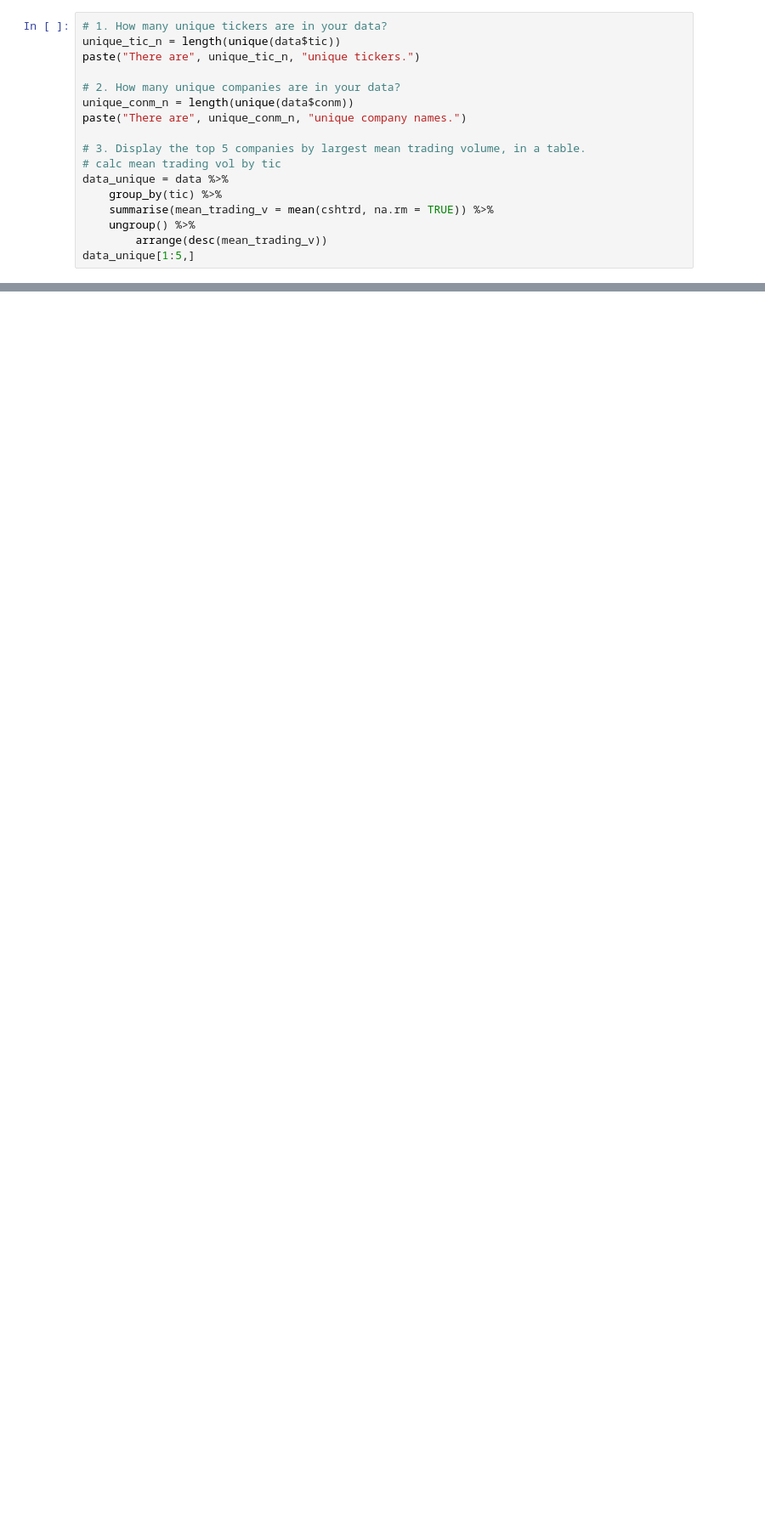
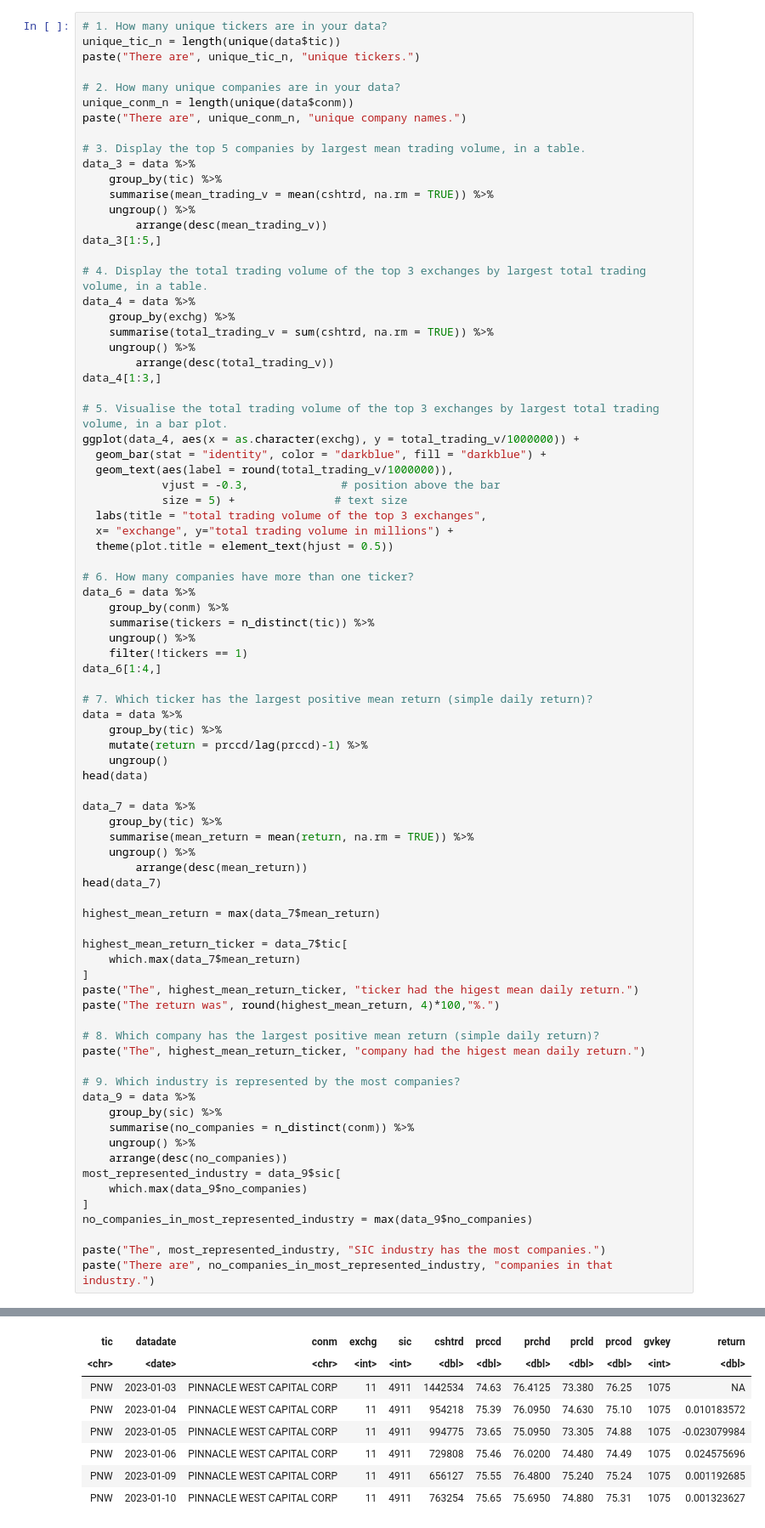
Before and after one commit to mg825/R_Assignment_1, a Jupyter notebook: Assignment-2/code.ipynb, the cells around one changed output, grey strips where cells are left out. Shown at 85% size. Saved outputs shown, nothing was run; the diff lists cells and outputs as text; blank space fills up the shorter version.

```diff
--- a/Assignment-2/code.ipynb
+++ b/Assignment-2/code.ipynb
@@ -26,13 +30,77 @@ unique_conm_n = length(unique(data$conm))
 paste("There are", unique_conm_n, "unique company names.")
 
 # 3. Display the top 5 companies by largest mean trading volume, in a table.
-# calc mean trading vol by tic
-data_unique = data %>%
+data_3 = data %>%
     group_by(tic) %>%
     summarise(mean_trading_v = mean(cshtrd, na.rm = TRUE)) %>%
     ungroup() %>%
         arrange(desc(mean_trading_v))
-data_unique[1:5,]
+data_3[1:5,]
+
+# 4. Display the total trading volume of the top 3 exchanges by largest total trading volume, in a table.
+data_4 = data %>%
+    group_by(exchg) %>%
+    summarise(total_trading_v = sum(cshtrd, na.rm = TRUE)) %>%
+    ungroup() %>%
+        arrange(desc(total_trading_v))
+data_4[1:3,]
+
+# 5. Visualise the total trading volume of the top 3 exchanges by largest total trading volume, in a bar plot.
+ggplot(data_4, aes(x = as.character(exchg), y = total_trading_v/1000000)) +
+  geom_bar(stat = "identity", color = "darkblue", fill = "darkblue") +
+  geom_text(aes(label = round(total_trading_v/1000000)),
+            vjust = -0.3,              # position above the bar
+            size = 5) +               # text size
+  labs(title = "total trading volume of the top 3 exchanges",
+  x= "exchange", y="total trading volume in millions") +
+  theme(plot.title = element_text(hjust = 0.5))
+
+# 6. How many companies have more than one ticker?
+data_6 = data %>%
+    group_by(conm) %>%
+    summarise(tickers = n_distinct(tic)) %>%
+    ungroup() %>%
+    filter(!tickers == 1)
+data_6[1:4,]
+
+# 7. Which ticker has the largest positive mean return (simple daily return)?
+data = data %>%
+    group_by(tic) %>%
+    mutate(return = prccd/lag(prccd)-1) %>%
+    ungroup()
+head(data)
+
+data_7 = data %>%
+    group_by(tic) %>%
+    summarise(mean_return = mean(return, na.rm = TRUE)) %>%
+    ungroup() %>%
+        arrange(desc(mean_return))
+head(data_7)
+
+highest_mean_return = max(data_7$mean_return)
+
+highest_mean_return_ticker = data_7$tic[
+    which.max(data_7$mean_return)
+]
+paste("The", highest_mean_return_ticker, "ticker had the higest mean daily return.")
+paste("The return was", round(highest_mean_return, 4)*100,"%.")
+
+# 8. Which company has the largest positive mean return (simple daily return)?
+paste("The", highest_mean_return_ticker, "company had the higest mean daily return.")
+
+# 9. Which industry is represented by the most companies?
+data_9 = data %>%
+    group_by(sic) %>%
+    summarise(no_companies = n_distinct(conm)) %>%
+    ungroup() %>%
+    arrange(desc(no_companies))
+most_represented_industry = data_9$sic[
+    which.max(data_9$no_companies)
+]
+no_companies_in_most_represented_industry = max(data_9$no_companies)
+
+paste("The", most_represented_industry, "SIC industry has the most companies.")
+paste("There are", no_companies_in_most_represented_industry, "companies in that industry.")
 # %% [output]
 [1] "There are 502 unique tickers."
 [1] "There are 499 unique company names."
@@ -46,0 +129,8 @@ A tibble: 5 × 2
+| tic | datadate | conm | exchg | sic | cshtrd | prccd | prchd | prcld | prcod | gvkey | return |
+| <chr> | <date> | <chr> | <int> | <int> | <dbl> | <dbl> | <dbl> | <dbl> | <dbl> | <int> | <dbl> |
+| PNW | 2023-01-03 | PINNACLE WEST CAPITAL CORP | 11 | 4911 | 1442534 | 74.63 | 76.4125 | 73.380 | 76.25 | 1075 | NA |
+| PNW | 2023-01-04 | PINNACLE WEST CAPITAL CORP | 11 | 4911 | 954218 | 75.39 | 76.0950 | 74.630 | 75.10 | 1075 | 0.010183572 |
+| PNW | 2023-01-05 | PINNACLE WEST CAPITAL CORP | 11 | 4911 | 994775 | 73.65 | 75.0950 | 73.305 | 74.88 | 1075 | -0.023079984 |
+| PNW | 2023-01-06 | PINNACLE WEST CAPITAL CORP | 11 | 4911 | 729808 | 75.46 | 76.0200 | 74.480 | 74.49 | 1075 | 0.024575696 |
+| PNW | 2023-01-09 | PINNACLE WEST CAPITAL CORP | 11 | 4911 | 656127 | 75.55 | 76.4800 | 75.240 | 75.24 | 1075 | 0.001192685 |
+| PNW | 2023-01-10 | PINNACLE WEST CAPITAL CORP | 11 | 4911 | 763254 | 75.65 | 75.6950 | 74.880 | 75.31 | 1075 | 0.001323627 |
```
Also changed, not shown: parts of 5 cells of this notebook.
